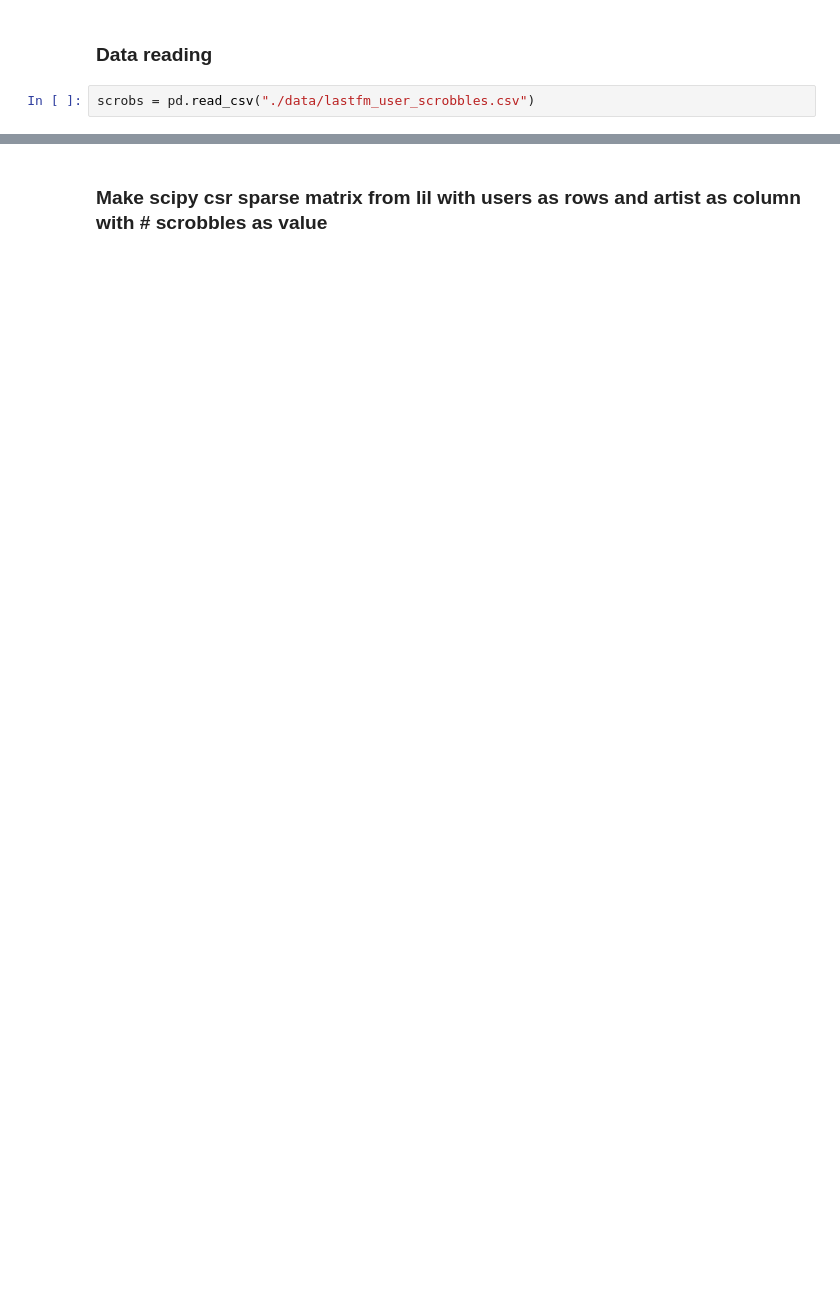
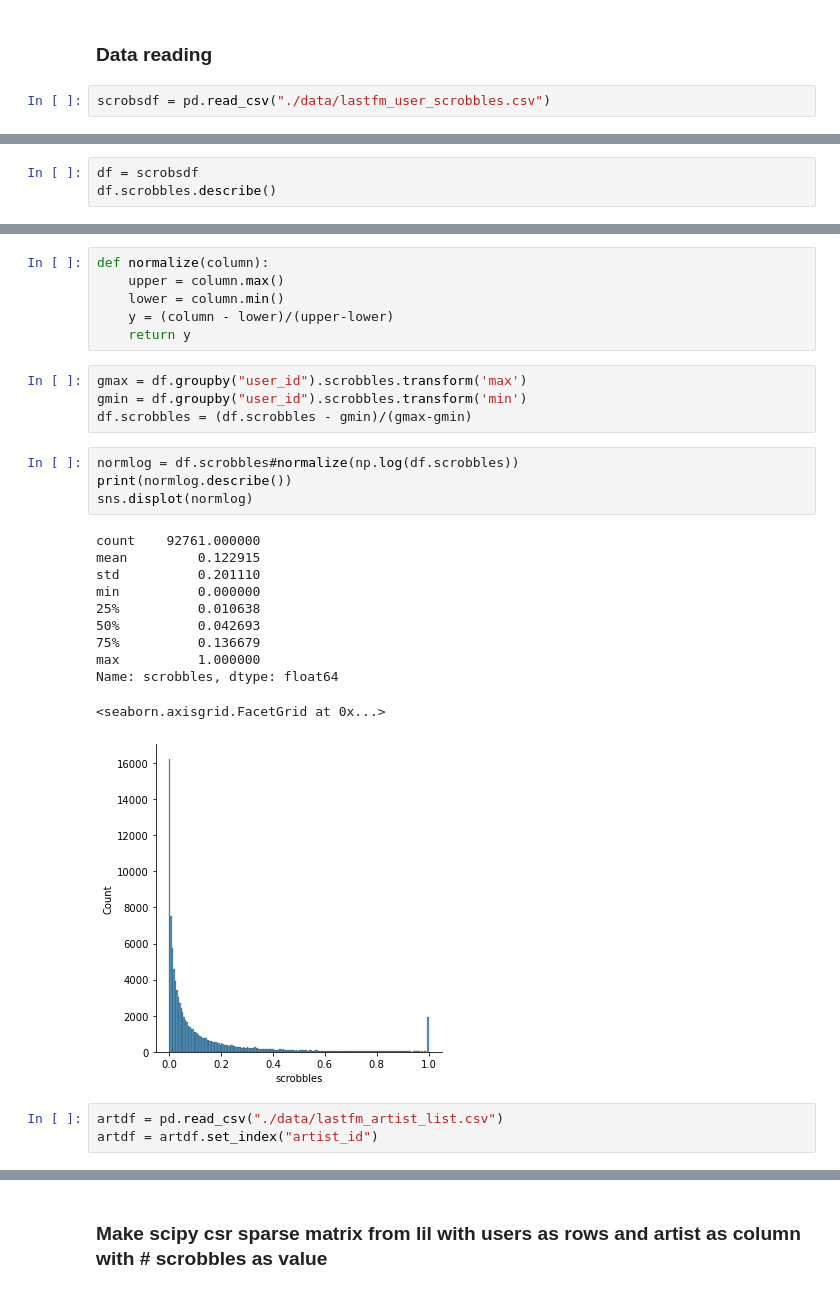
Before and after one commit to abarbieu/music-recommender, a Jupyter notebook: music-recommender.ipynb, the cells around one changed output, grey strips where cells are left out. Cells and saved outputs as stored; diff of their text form; blank space fills up the shorter version.

```diff
--- a/music-recommender.ipynb
+++ b/music-recommender.ipynb
@@ -8,4 +108,4 @@ import seaborn
 # %% [markdown]
 ### Data reading
 # %%
-scrobs = pd.read_csv("./data/lastfm_user_scrobbles.csv")
+scrobsdf = pd.read_csv("./data/lastfm_user_scrobbles.csv")
@@ -15,0 +112,3 @@ max(scrobs["scrobbles"])
+# %%
+df = scrobsdf
+df.scrobbles.describe()
@@ -15,0 +125,29 @@ max(scrobs["scrobbles"])
+# %%
+def normalize(column):
+    upper = column.max()
+    lower = column.min()
+    y = (column - lower)/(upper-lower)
+    return y
+# %%
+gmax = df.groupby("user_id").scrobbles.transform('max')
+gmin = df.groupby("user_id").scrobbles.transform('min')
+df.scrobbles = (df.scrobbles - gmin)/(gmax-gmin)
+# %%
+normlog = df.scrobbles#normalize(np.log(df.scrobbles))
+print(normlog.describe())
+sns.displot(normlog)
+# %% [output]
+count    92761.000000
+mean         0.122915
+std          0.201110
+min          0.000000
+25%          0.010638
+50%          0.042693
+75%          0.136679
+max          1.000000
+Name: scrobbles, dtype: float64
+<seaborn.axisgrid.FacetGrid at 0x...>
+[figure, added]
+# %%
+artdf = pd.read_csv("./data/lastfm_artist_list.csv")
+artdf = artdf.set_index("artist_id")
```
Also changed, not shown: parts of 20 cells of this notebook.
